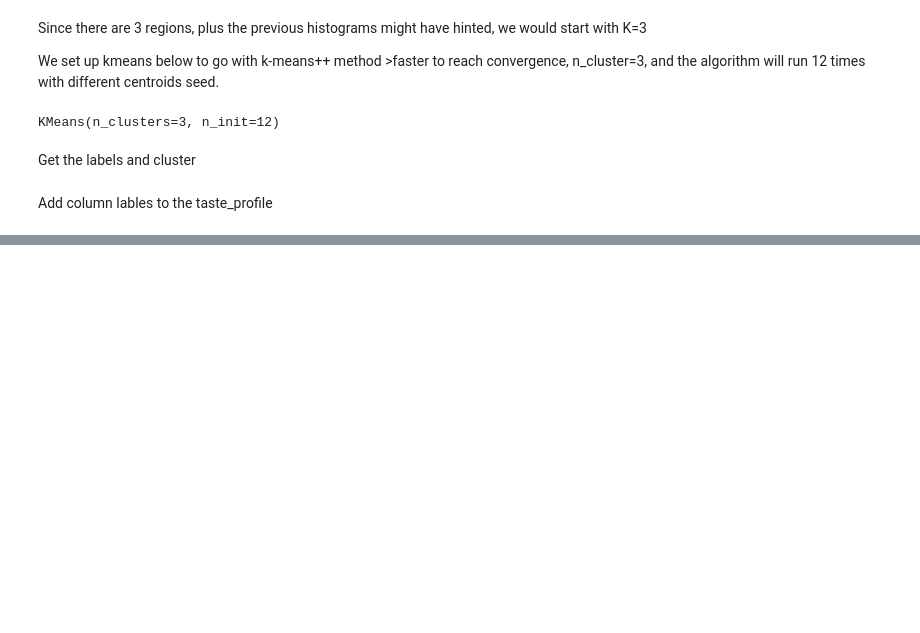
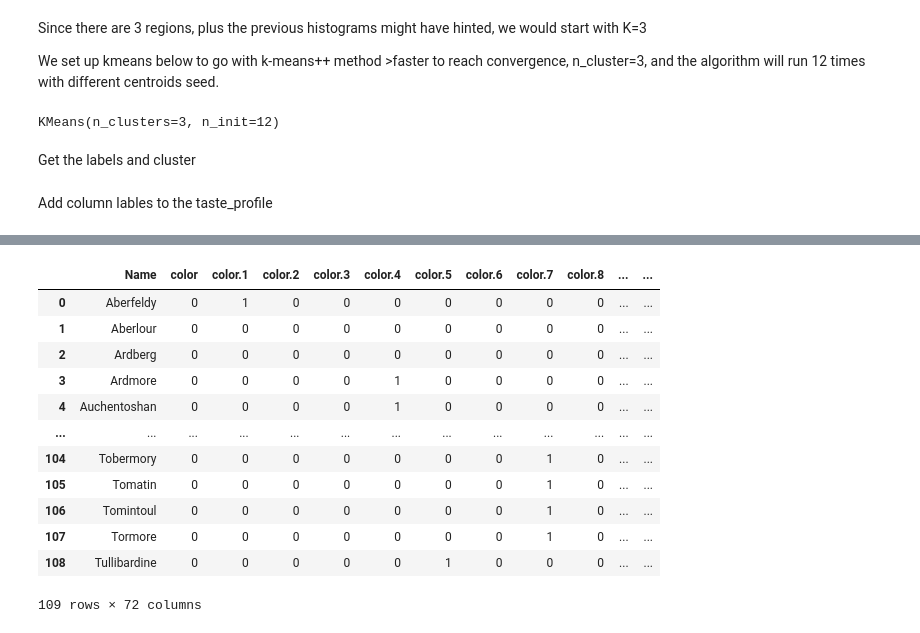
Before and after one commit to totochichi/random_analytics, a Jupyter notebook: Scotch.ipynb, the cells around one changed output, grey strips where cells are left out. Saved outputs shown, nothing was run; the diff lists cells and outputs as text; code cells hidden in the pictures; blank space fills up the shorter version.

Commit message:
Add distilleries coordinates
Import distilleries coordinate data.
Add clusters column into main dataset, then merge with coordinates for graphing

```diff
--- a/Scotch.ipynb
+++ b/Scotch.ipynb
@@ -25,0 +28,7 @@ df.shape
+# %%
+with open('DISTCOOR.txt') as f:
+    coor = f.readlines()[7:]
+
+coor= [item.split() for item in coor]
+coor= pd.DataFrame(coor).iloc[:,0:3]
+coor.columns= ["Name", "lat", "long"]
@@ -53,3 +62,3 @@ Name: Unnamed: 0, Length: 108, dtype: object
 # %%
-taste_profile=df.iloc[:,1:70] #extract only columns contain taste profile (68 columns according to data description)
-taste_profile
+taste_profile=df.iloc[:,0:70] #extract only columns contain taste profile (68 columns according to data description)
+taste_profile= taste_profile.drop(["Unnamed: 1"], axis=1)
@@ -70,3 +65,5 @@ taste_profile
+# %%
+taste_profile.rename(columns={"Unnamed: 0": "Name"}, inplace=True)
 # %% [markdown]
 ### Wild guess, let's take histograms of the first 2 features to see how many clusters there could be
 # %% [markdown]
@@ -144,0 +175,18 @@ taste_profile['cluster']=kmeans.labels_
+# %%
+combined_df=pd.merge(taste_profile,coor, on="Name", how="left")
+# %%
+combined_df
+# %% [output]
+|  | Name | color | color.1 | color.2 | color.3 | color.4 | color.5 | color.6 | color.7 | color.8 | ... | ... |
+| 0 | Aberfeldy | 0 | 1 | 0 | 0 | 0 | 0 | 0 | 0 | 0 | ... | ... |
+| 1 | Aberlour | 0 | 0 | 0 | 0 | 0 | 0 | 0 | 0 | 0 | ... | ... |
+| 2 | Ardberg | 0 | 0 | 0 | 0 | 0 | 0 | 0 | 0 | 0 | ... | ... |
+| 3 | Ardmore | 0 | 0 | 0 | 0 | 1 | 0 | 0 | 0 | 0 | ... | ... |
+| 4 | Auchentoshan | 0 | 0 | 0 | 0 | 1 | 0 | 0 | 0 | 0 | ... | ... |
+| ... | ... | ... | ... | ... | ... | ... | ... | ... | ... | ... | ... | ... |
+| 104 | Tobermory | 0 | 0 | 0 | 0 | 0 | 0 | 0 | 1 | 0 | ... | ... |
+| 105 | Tomatin | 0 | 0 | 0 | 0 | 0 | 0 | 0 | 1 | 0 | ... | ... |
+| 106 | Tomintoul | 0 | 0 | 0 | 0 | 0 | 0 | 0 | 1 | 0 | ... | ... |
+| 107 | Tormore | 0 | 0 | 0 | 0 | 0 | 0 | 0 | 1 | 0 | ... | ... |
+| 108 | Tullibardine | 0 | 0 | 0 | 0 | 0 | 1 | 0 | 0 | 0 | ... | ... |
+109 rows × 72 columns
```
Also changed, not shown: parts of 14 cells of this notebook.
